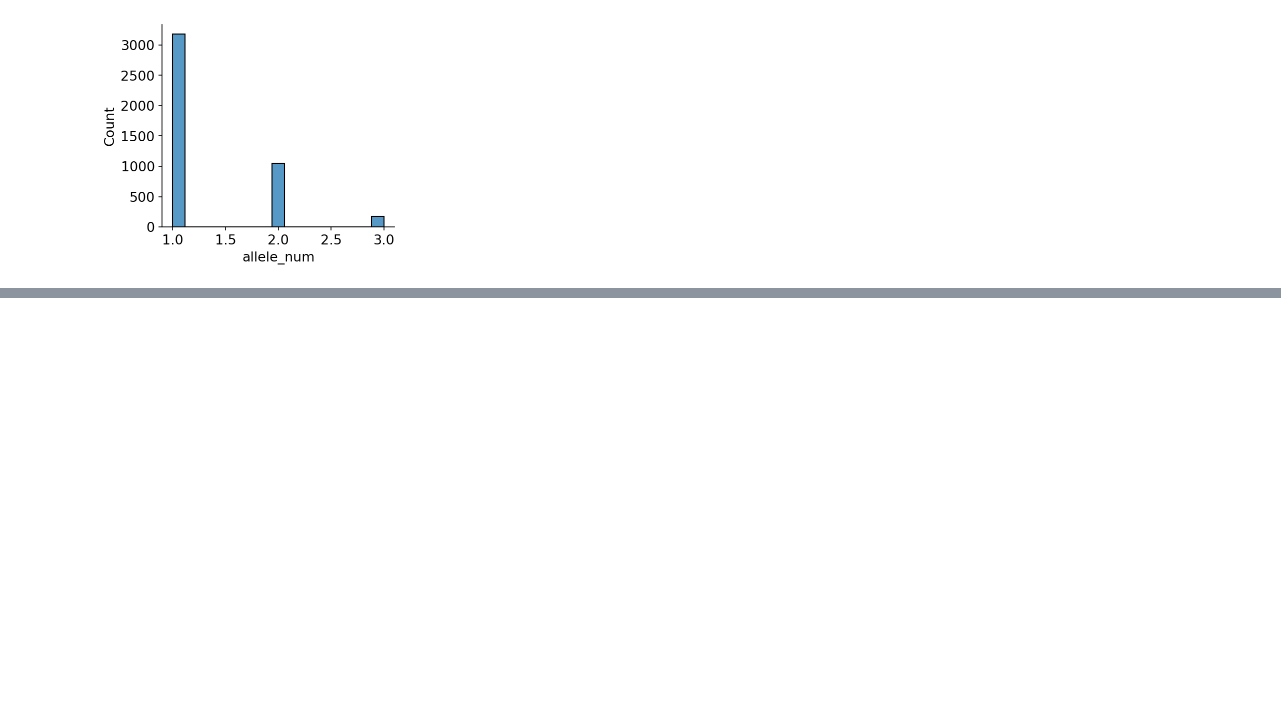
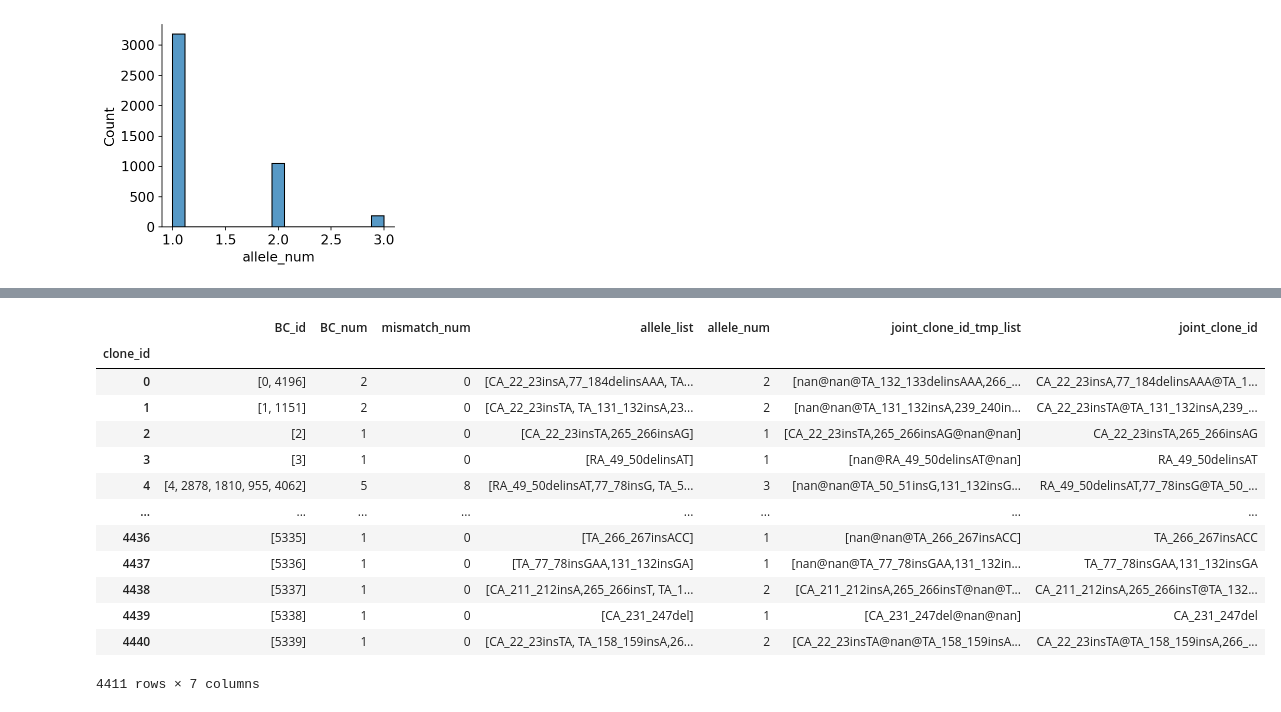
Before and after one commit to whtns/DARLIN_tutorial, a Jupyter notebook: Single-cell-tutorial-Part_1_clone_calling.ipynb, the cells around one changed output, grey strips where cells are left out. Saved outputs shown, nothing was run; the diff lists cells and outputs as text; code cells hidden in the pictures; blank space fills up the shorter version.

```diff
--- a/Single-cell-tutorial-Part_1_clone_calling.ipynb
+++ b/Single-cell-tutorial-Part_1_clone_calling.ipynb
@@ -406,0 +437,17 @@ sns.histplot(df_assigned_clone_final['allele_num'],log_scale=False)
+# %%
+df_assigned_clone_final
+# %% [output]
+|  | BC_id | BC_num | mismatch_num | allele_list | allele_num | joint_clone_id_tmp_list | joint_clone_id |
+| clone_id |  |  |  |  |  |  |  |
+| 0 | [0, 4196] | 2 | 0 | [CA_22_23insA,77_184delinsAAA, TA... | 2 | [nan@nan@TA_132_133delinsAAA,266_... | CA_22_23insA,77_184delinsAAA@TA_1... |
+| 1 | [1, 1151] | 2 | 0 | [CA_22_23insTA, TA_131_132insA,23... | 2 | [nan@nan@TA_131_132insA,239_240in... | CA_22_23insTA@TA_131_132insA,239_... |
+| 2 | [2] | 1 | 0 | [CA_22_23insTA,265_266insAG] | 1 | [CA_22_23insTA,265_266insAG@nan@nan] | CA_22_23insTA,265_266insAG |
+| 3 | [3] | 1 | 0 | [RA_49_50delinsAT] | 1 | [nan@RA_49_50delinsAT@nan] | RA_49_50delinsAT |
+| 4 | [4, 2878, 1810, 955, 4062] | 5 | 8 | [RA_49_50delinsAT,77_78insG, TA_5... | 3 | [nan@nan@TA_50_51insG,131_132insG... | RA_49_50delinsAT,77_78insG@TA_50_... |
+| ... | ... | ... | ... | ... | ... | ... | ... |
+| 4436 | [5335] | 1 | 0 | [TA_266_267insACC] | 1 | [nan@nan@TA_266_267insACC] | TA_266_267insACC |
+| 4437 | [5336] | 1 | 0 | [TA_77_78insGAA,131_132insGA] | 1 | [nan@nan@TA_77_78insGAA,131_132in... | TA_77_78insGAA,131_132insGA |
+| 4438 | [5337] | 1 | 0 | [CA_211_212insA,265_266insT, TA_1... | 2 | [CA_211_212insA,265_266insT@nan@T... | CA_211_212insA,265_266insT@TA_132... |
+| 4439 | [5338] | 1 | 0 | [CA_231_247del] | 1 | [CA_231_247del@nan@nan] | CA_231_247del |
+| 4440 | [5339] | 1 | 0 | [CA_22_23insTA, TA_158_159insA,26... | 2 | [CA_22_23insTA@nan@TA_158_159insA... | CA_22_23insTA@TA_158_159insA,266_... |
+4411 rows × 7 columns
```
Also changed, not shown: parts of 27 cells of this notebook, 1 other file.
